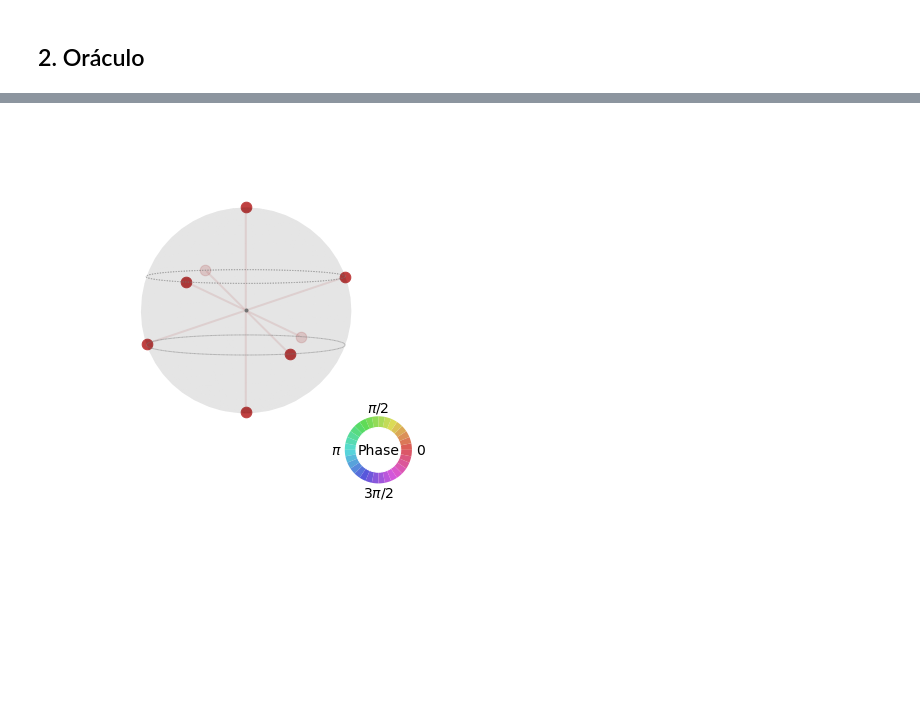
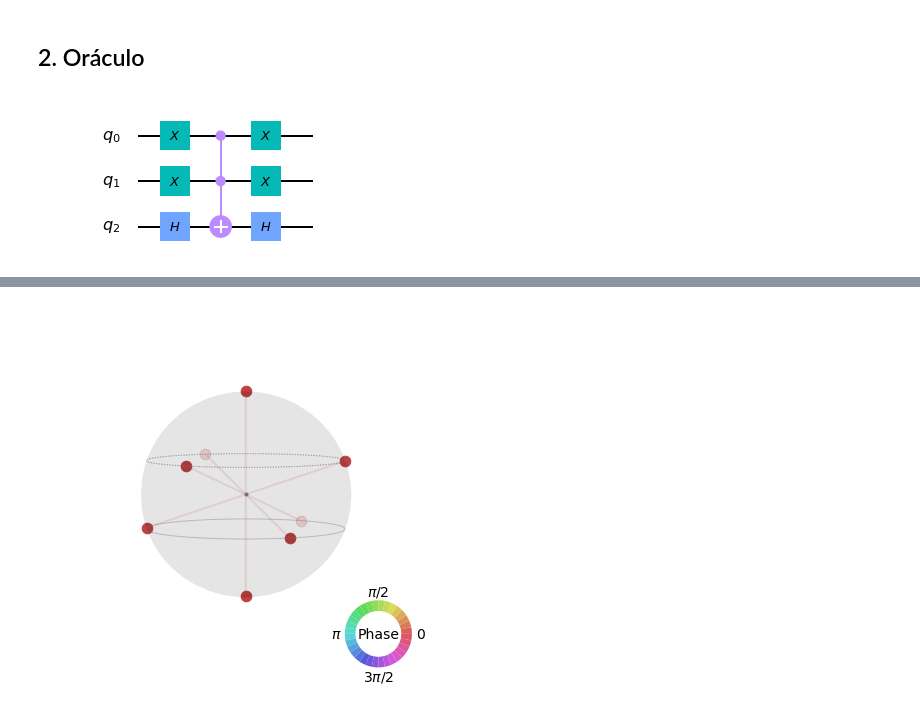
Before and after one commit to SiIky/ic-1920-tp, a Jupyter notebook: tp2/TP2.ipynb, the cells around one changed output, grey strips where cells are left out. Drawn from its saved outputs; the diff is of its cells as text; code cells hidden in the pictures; blank space fills up the shorter version.

Commit message:
2. Oracle - explain needed

```diff
--- a/tp2/TP2.ipynb
+++ b/tp2/TP2.ipynb
@@ -51,3 +54,11 @@ def phase_oracle(circuit, qr):
     ccZ(circuit)
     circuit.x(qr[0])
     circuit.x(qr[1])
+# %%
+oracle = QuantumCircuit(qr)
+
+phase_oracle(oracle,qr)
+
+oracle.draw('mpl')
+# %% [output]
+[figure, added]
```
Also changed, not shown: parts of 13 cells of this notebook.
